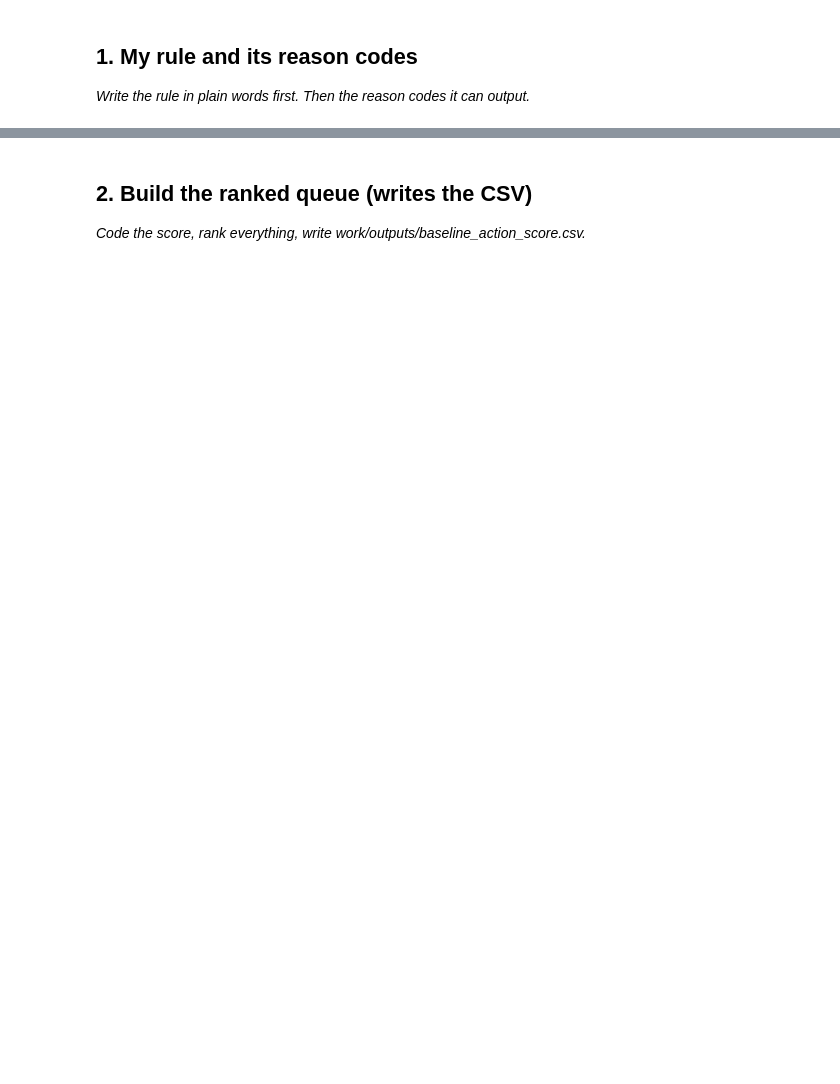
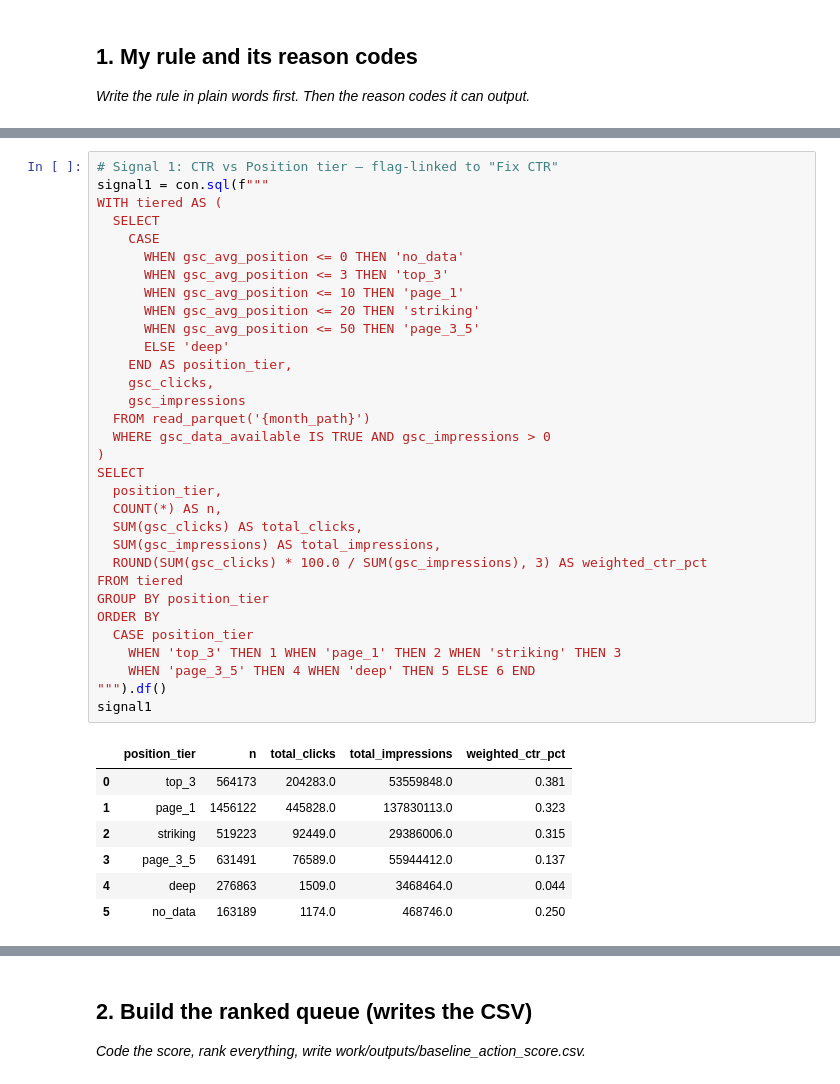
Before and after one commit to rifkiay/flyrank-ml-internship-starter, a Jupyter notebook: work/notebooks/w04_baseline_score.ipynb, the cells around one changed output, grey strips where cells are left out. Saved outputs shown, nothing was run; the diff lists cells and outputs as text; blank space fills up the shorter version.

```diff
--- a/work/notebooks/w04_baseline_score.ipynb
+++ b/work/notebooks/w04_baseline_score.ipynb
@@ -15,0 +37,40 @@ This skeleton is yours to fill. Work the sections **in order** — each one has
+# %%
+# Signal 1: CTR vs Position tier — flag-linked to "Fix CTR"
+signal1 = con.sql(f"""
+WITH tiered AS (
+  SELECT
+    CASE
+      WHEN gsc_avg_position <= 0 THEN 'no_data'
+      WHEN gsc_avg_position <= 3 THEN 'top_3'
+      WHEN gsc_avg_position <= 10 THEN 'page_1'
+      WHEN gsc_avg_position <= 20 THEN 'striking'
+      WHEN gsc_avg_position <= 50 THEN 'page_3_5'
+      ELSE 'deep'
+    END AS position_tier,
+    gsc_clicks,
+    gsc_impressions
+  FROM read_parquet('{month_path}')
+  WHERE gsc_data_available IS TRUE AND gsc_impressions > 0
+)
+SELECT
+  position_tier,
+  COUNT(*) AS n,
+  SUM(gsc_clicks) AS total_clicks,
+  SUM(gsc_impressions) AS total_impressions,
+  ROUND(SUM(gsc_clicks) * 100.0 / SUM(gsc_impressions), 3) AS weighted_ctr_pct
+FROM tiered
+GROUP BY position_tier
+ORDER BY
+  CASE position_tier
+    WHEN 'top_3' THEN 1 WHEN 'page_1' THEN 2 WHEN 'striking' THEN 3
+    WHEN 'page_3_5' THEN 4 WHEN 'deep' THEN 5 ELSE 6 END
+""").df()
+signal1
+# %% [output]
+|  | position_tier | n | total_clicks | total_impressions | weighted_ctr_pct |
+| 0 | top_3 | 564173 | 204283.0 | 53559848.0 | 0.381 |
+| 1 | page_1 | 1456122 | 445828.0 | 137830113.0 | 0.323 |
+| 2 | striking | 519223 | 92449.0 | 29386006.0 | 0.315 |
+| 3 | page_3_5 | 631491 | 76589.0 | 55944412.0 | 0.137 |
+| 4 | deep | 276863 | 1509.0 | 3468464.0 | 0.044 |
+| 5 | no_data | 163189 | 1174.0 | 468746.0 | 0.250 |
```
Also changed, not shown: parts of 14 cells of this notebook.
